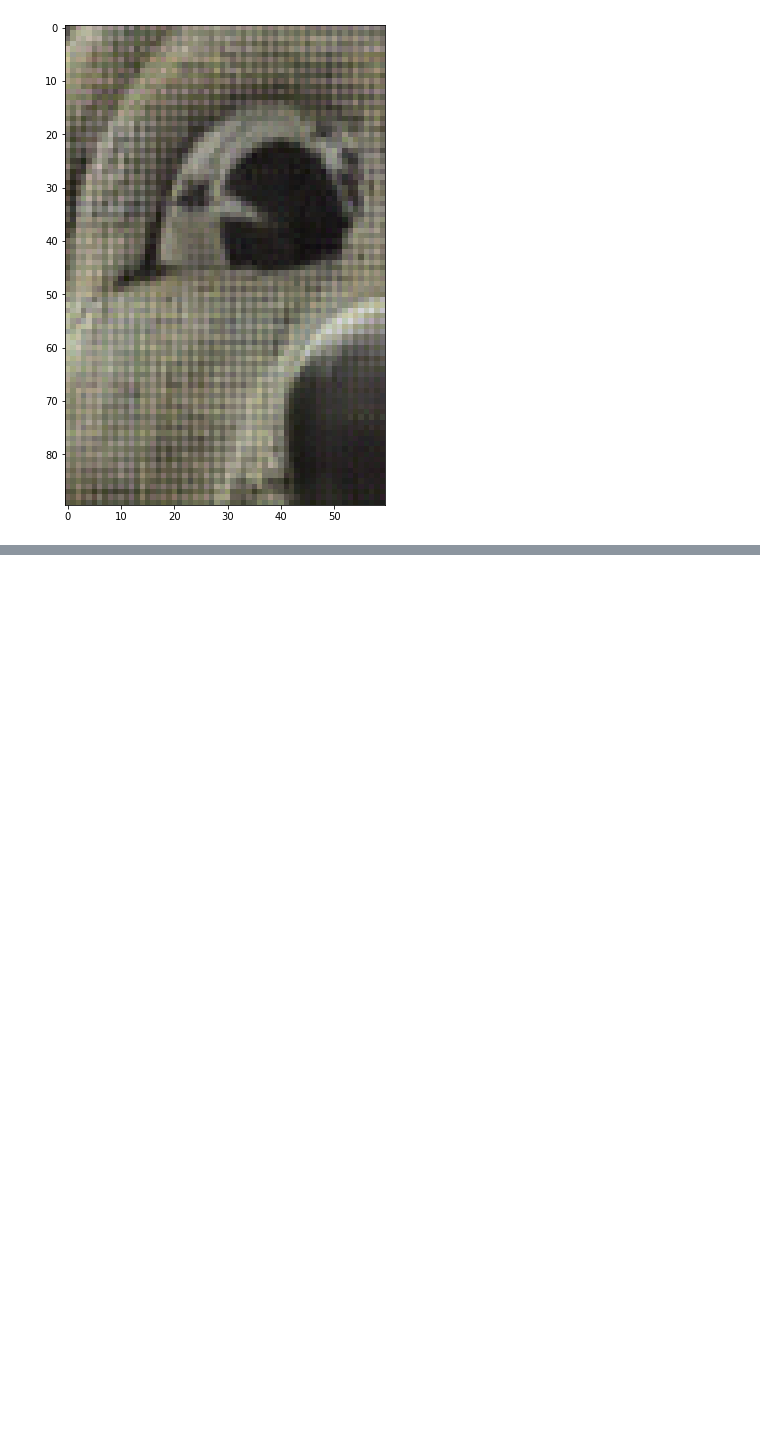
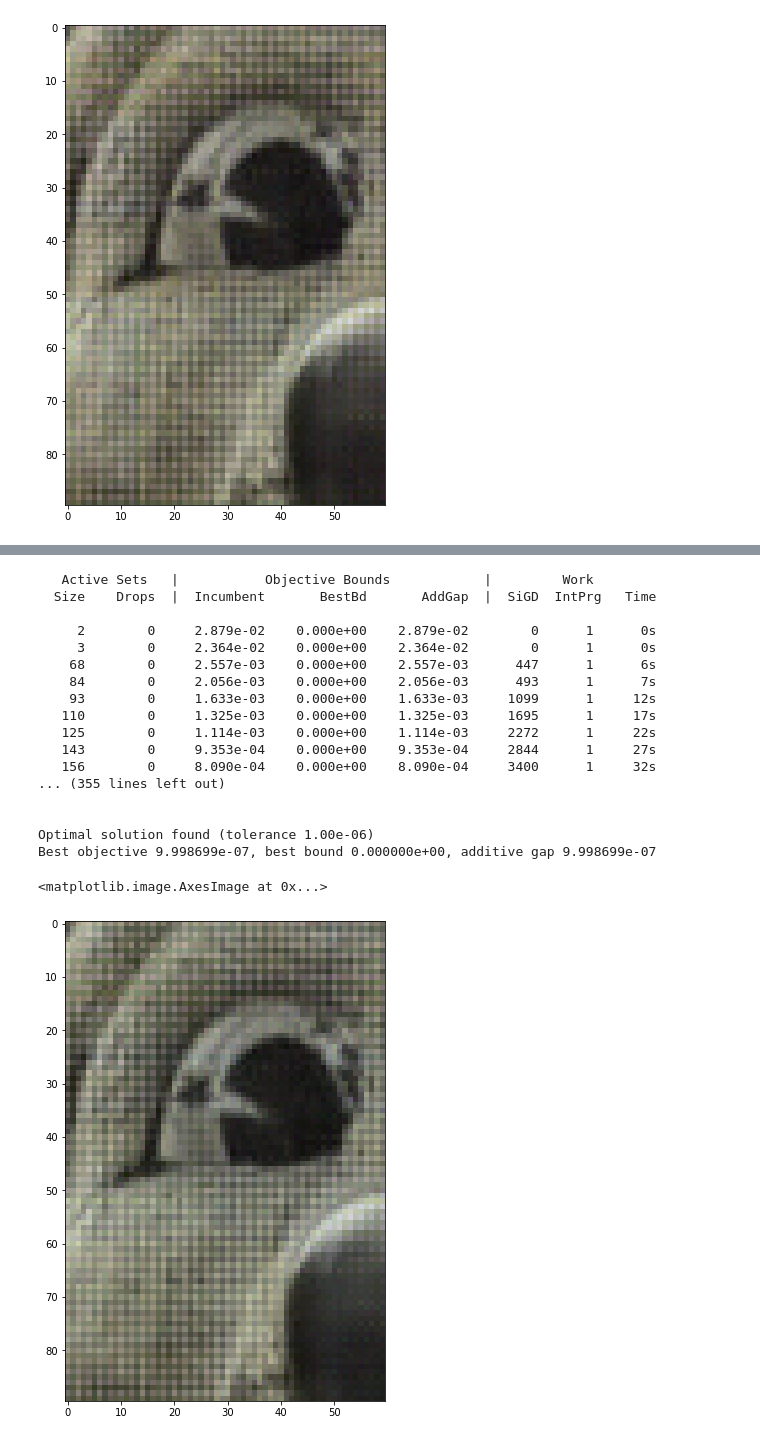
Before and after one commit to WenhaoP/TensorComp, a Jupyter notebook: image_demosaicing.ipynb, the cells around one changed output, grey strips where cells are left out. Cells and saved outputs as stored; diff of their text form; code cells hidden in the pictures; blank space fills up the shorter version.

```diff
--- a/image_demosaicing.ipynb
+++ b/image_demosaicing.ipynb
@@ -122,0 +176,26 @@ ax.imshow(im)
+# %%
+rng = np.random.default_rng(112)
+out_5 = nonten(X, Y, r, rng, lpar = 5, tol = 1e-6, verbose = True, indices=True, pattern=True, sparse=True, nag=True)
+im = out_5[0].reshape(image.shape)
+fig, ax = plt.subplots(figsize=(10, 7), constrained_layout=True)
+ax.imshow(im)
+# %% [output]
+   Active Sets   |           Objective Bounds            |         Work
+  Size    Drops  |  Incumbent       BestBd       AddGap  |  SiGD  IntPrg   Time
+
+     2        0     2.879e-02    0.000e+00    2.879e-02        0      1      0s
+     3        0     2.364e-02    0.000e+00    2.364e-02        0      1      0s
+    68        0     2.557e-03    0.000e+00    2.557e-03      447      1      6s
+    84        0     2.056e-03    0.000e+00    2.056e-03      493      1      7s
+    93        0     1.633e-03    0.000e+00    1.633e-03     1099      1     12s
+   110        0     1.325e-03    0.000e+00    1.325e-03     1695      1     17s
+   125        0     1.114e-03    0.000e+00    1.114e-03     2272      1     22s
+   143        0     9.353e-04    0.000e+00    9.353e-04     2844      1     27s
+   156        0     8.090e-04    0.000e+00    8.090e-04     3400      1     32s
+... (355 lines left out)
+
+
+Optimal solution found (tolerance 1.00e-06)
+Best objective 9.998699e-07, best bound 0.000000e+00, additive gap 9.998699e-07
+<matplotlib.image.AxesImage at 0x...>
+[figure, added]
```
Also changed, not shown: parts of 6 cells of this notebook.
